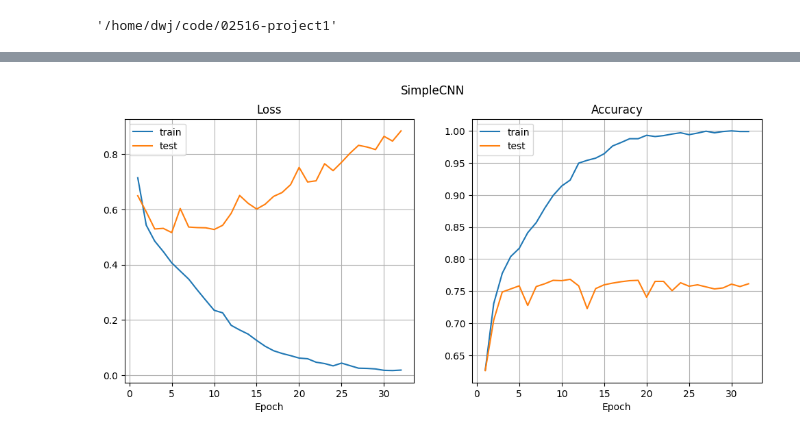
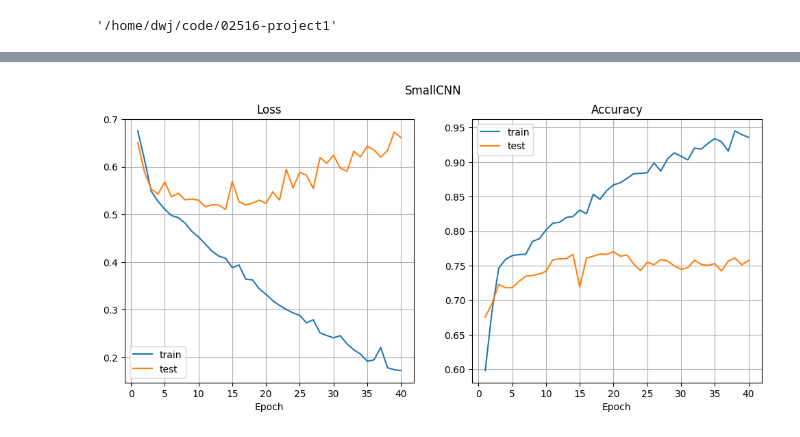
Before and after one commit to Lachrynier/02516-project1, a Jupyter notebook: notebooks/run.ipynb, the cells around one changed output, grey strips where cells are left out. Cells and saved outputs as stored; diff of their text form; code cells hidden in the pictures.

```diff
--- a/notebooks/run.ipynb
+++ b/notebooks/run.ipynb
@@ -11,7 +13,7 @@ src.reload_all()
 # %%
-model = models.SimpleCNN()
+model = models.SmallCNN()
 optimizer = torch.optim.Adam(model.parameters(), lr=1e-4)
 # %%
-train.train(model, optimizer, num_epochs=4, plot=True, save=True, restart=False)
+train.train(model, optimizer, num_epochs=10, plot=True, save=True, restart=False)
 # %% [output]
-[figure, old version]
+[figure, new version]
```
Also changed, not shown: parts of 4 cells of this notebook, 12 other files.
